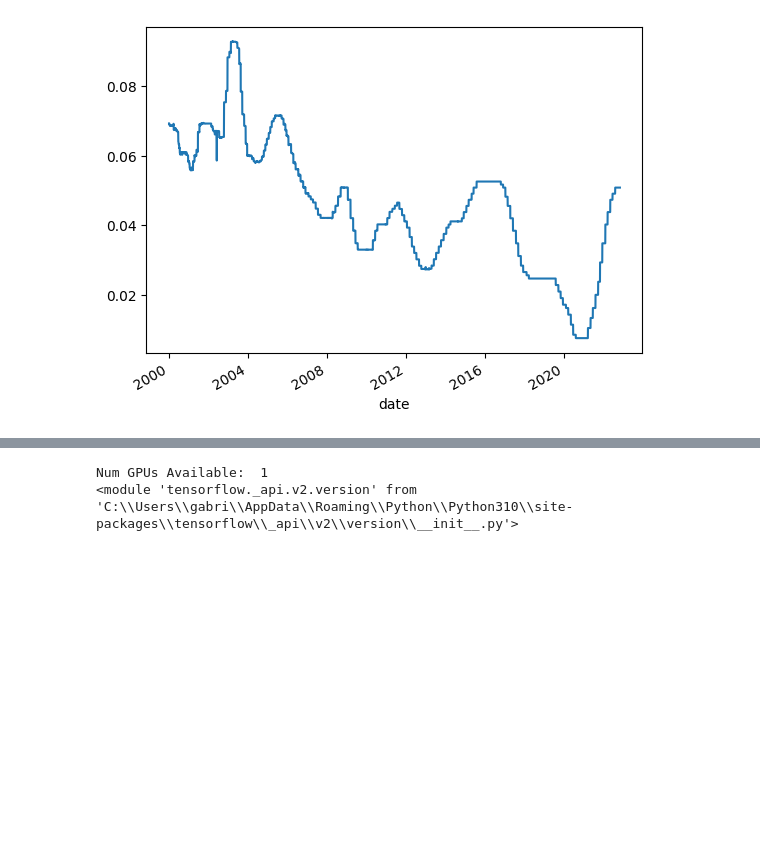
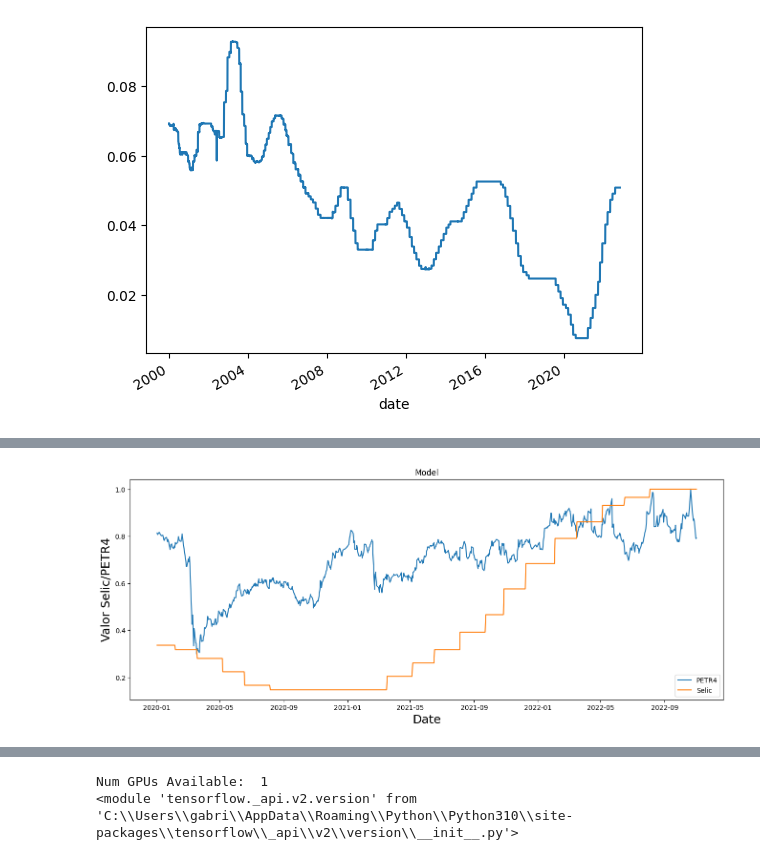
Before and after one commit to xxbielxd/Modelo-de-Predi-o-da-Bolsa-de-Valores, a Jupyter notebook: script.ipynb, the cells around one changed output, grey strips where cells are left out. Drawn from its saved outputs; the diff is of its cells as text; code cells hidden in the pictures; blank space fills up the shorter version.

```diff
--- a/script.ipynb
+++ b/script.ipynb
@@ -201,3 +202,20 @@ corr.style.background_gradient(cmap='coolwarm').set_precision(2)
+# %%
+# Comparar a evolução do SELIC e As Açoes PETRA
+
+valid = petr_dados.copy()
+valid["close"]= valid["close"] / max(valid["close"])
+valid['selic'] = valid["selic"] / max(valid["selic"])
+# Visualize the data
+plt.figure(figsize=(16,6))
+plt.title('Model')
+plt.xlabel('Date', fontsize=18)
+plt.ylabel('Valor Selic/PETR4', fontsize=18)
+#plt.plot(train['Close'])
+plt.plot(valid[['close', 'selic']])
+plt.legend([ 'PETR4', 'Selic'], loc='lower right')
+plt.show()
+# %% [output]
+[figure, added]
 # %%
 # Como a ideia é tentar prever diáriamente o valor fechamento, vou criar 5 colunas
 # com a porcentagem de aumento ou diminuição da ação nos ultimos 5 dias do dia em questão,
```
Also changed, not shown: parts of 34 cells of this notebook.
